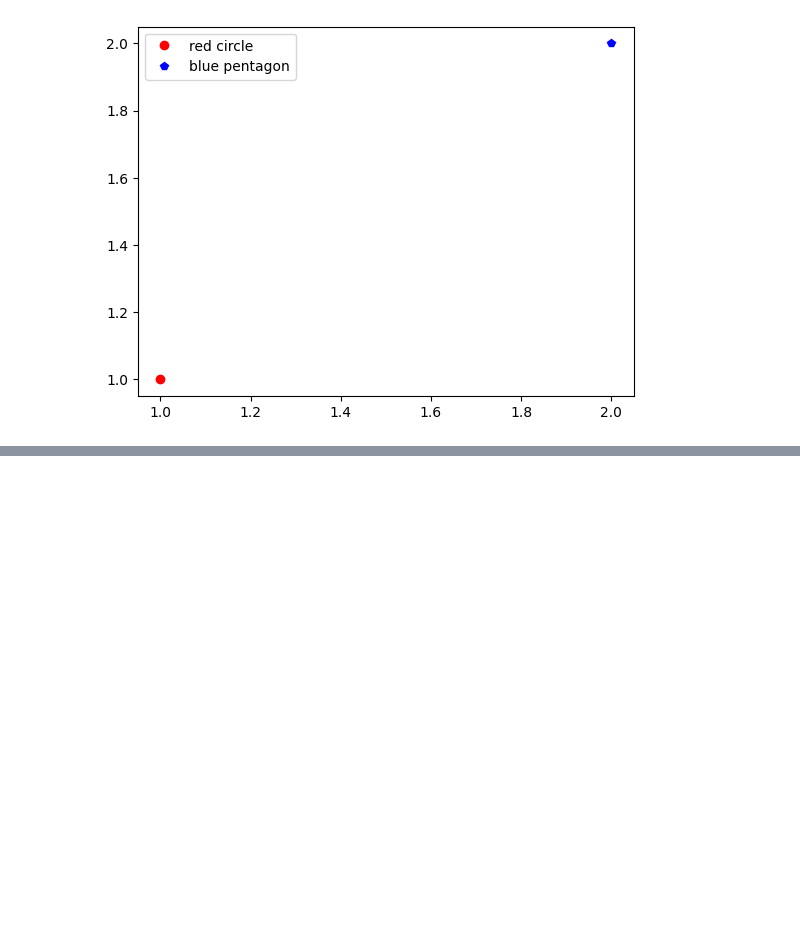
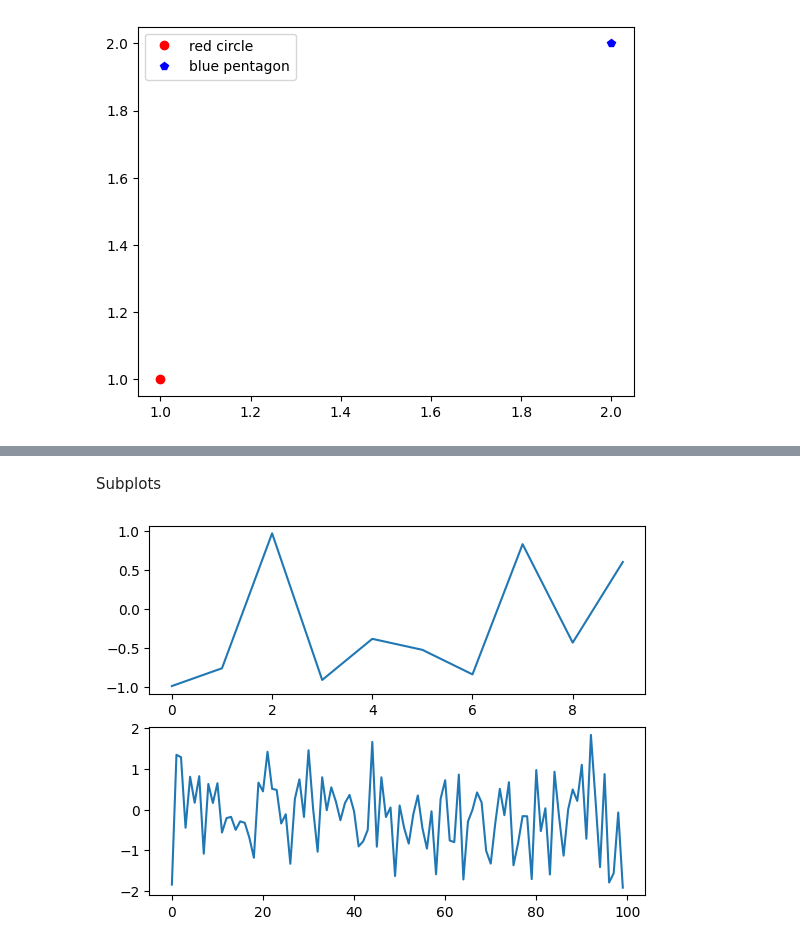
Before and after one commit to iremherguner/scientific_python_exercises, a Jupyter notebook: python-basics-data-visualization.ipynb, the cells around one changed output, grey strips where cells are left out. Saved outputs shown, nothing was run; the diff lists cells and outputs as text; code cells hidden in the pictures; blank space fills up the shorter version.

```diff
--- a/python-basics-data-visualization.ipynb
+++ b/python-basics-data-visualization.ipynb
@@ -104,0 +119,11 @@ plt.show()
+# %% [markdown]
+Subplots
+# %%
+plt.subplot(2,1,1) # same with matlab
+plt.plot(np.random.randn(10))
+
+plt.subplot(2,1,2) # same with matlab
+plt.plot(np.random.randn(100))
+plt.show()
+# %% [output]
+[figure, added]
```
Also changed, not shown: parts of 11 cells of this notebook.
